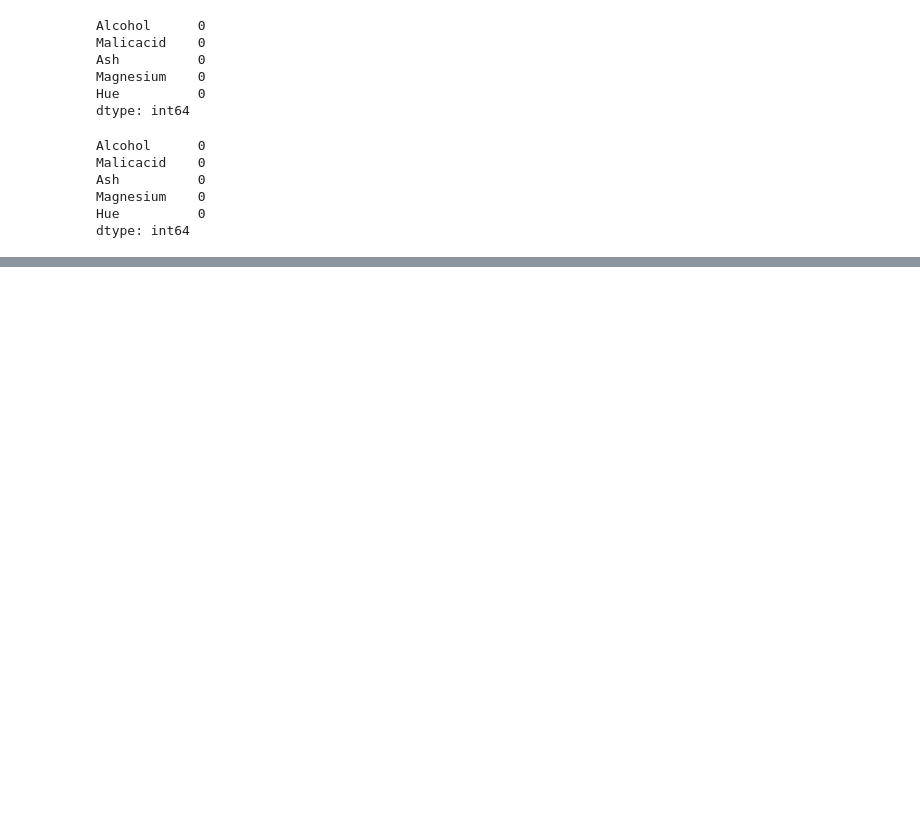
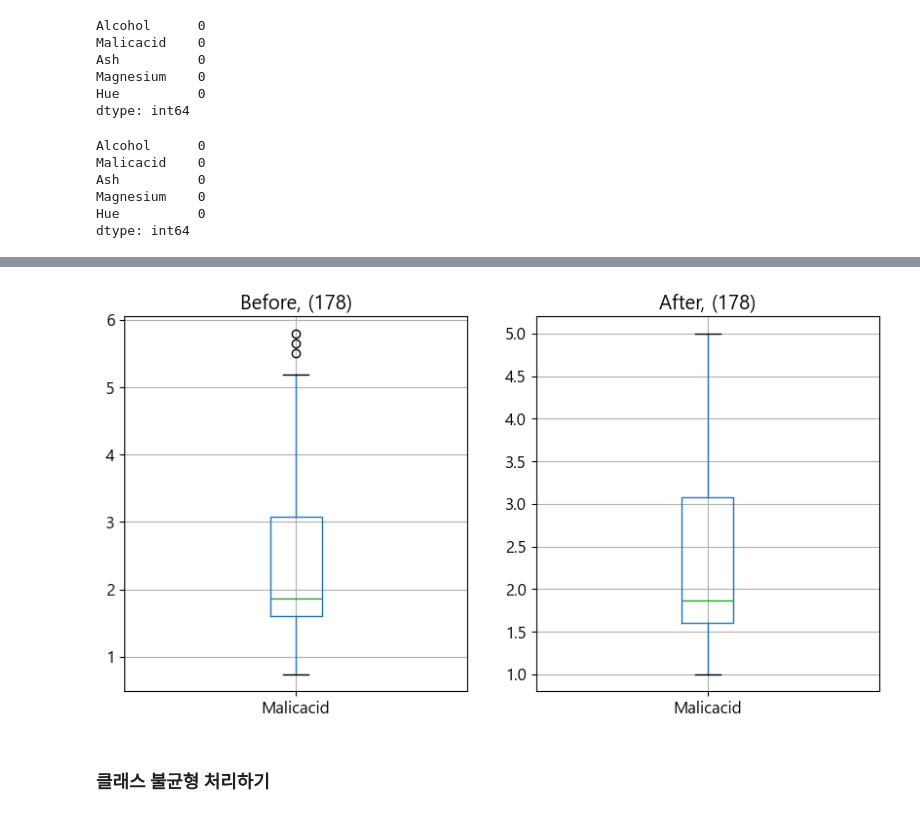
Before and after one commit to blueage98/adp_work, a Jupyter notebook: ML Codebook/2. 전처리 - 연습.ipynb, the cells around one changed output, grey strips where cells are left out. Cells and saved outputs as stored; diff of their text form; code cells hidden in the pictures; blank space fills up the shorter version.

```diff
--- a/ML Codebook/2. 전처리 - 연습.ipynb
+++ b/ML Codebook/2. 전처리 - 연습.ipynb
@@ -124,0 +202,11 @@ dtype: int64
+# %%
+# ----------------------------------------
+# 클리핑(Clipping) 방식 전/후 비교
+# ----------------------------------------
+df_prep3 = wine[['Malicacid']].clip(5, 1)   # 함수는 동일하게 clip을 쓰는 값을 직접 지정
+
+ShowBoxplot(wine[['Malicacid']], df_prep3)
+# %% [output]
+[figure, added]
+# %% [markdown]
+### 클래스 불균형 처리하기
```
Also changed, not shown: parts of 15 cells of this notebook.
